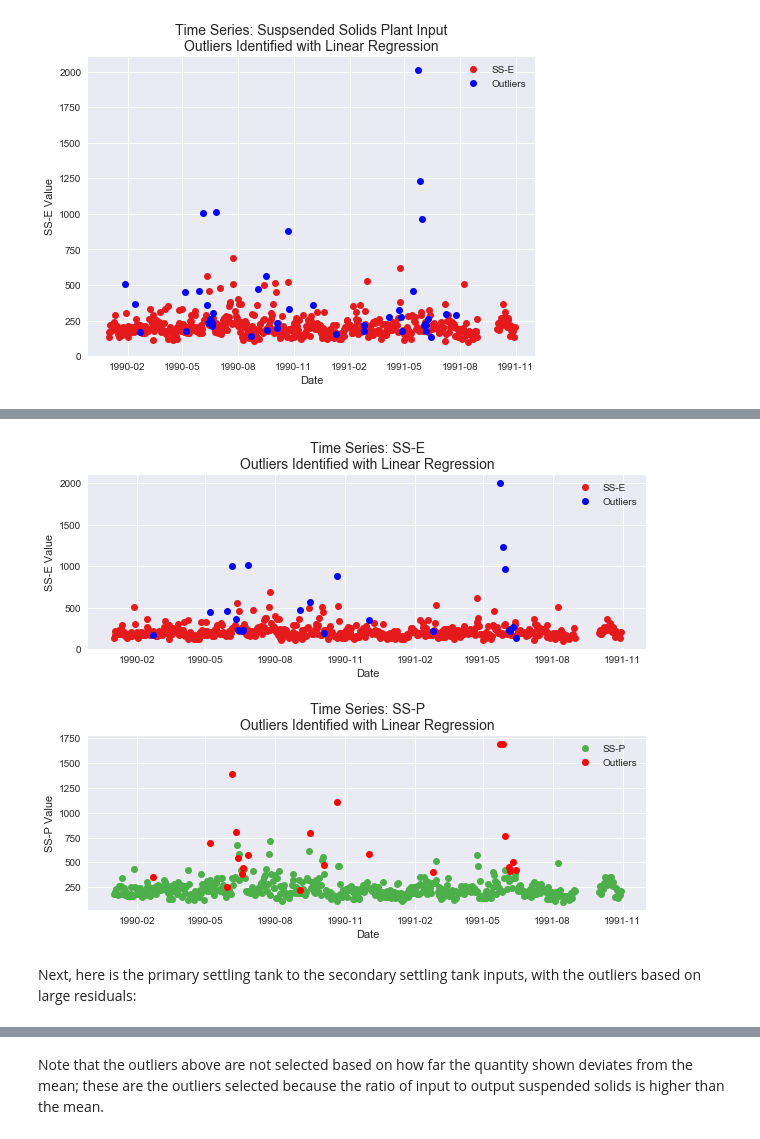
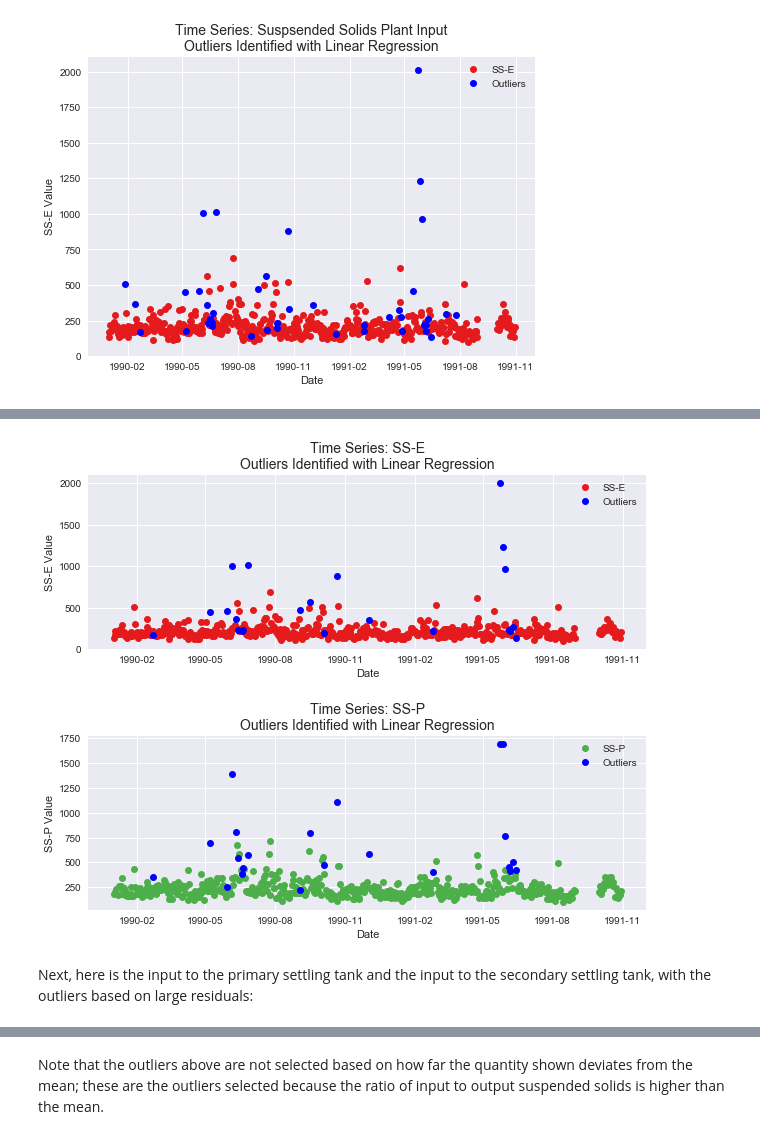
Before and after one commit to charlesreid1/circe, a Jupyter notebook: Water Treatment Plant - Inliers and Outliers.ipynb, the cells around one changed output, grey strips where cells are left out. Cells and saved outputs as stored; diff of their text form; code cells hidden in the pictures.

```diff
--- a/Water Treatment Plant - Inliers and Outliers.ipynb
+++ b/Water Treatment Plant - Inliers and Outliers.ipynb
@@ -256,14 +300,14 @@ plt.show()
 # %% [output]
 [figure]
 # %%
-normal_x = df_residEP['Date'][df_resid['Residual'].abs()<100]
-normal_y = df_residEP['SS-P'][df_resid['Residual'].abs()<100]
+normal_x = df_residEP['Date'][df_residEP['Residual'].abs()<100]
+normal_y = df_residEP['SS-P'][df_residEP['Residual'].abs()<100]
 
-irregular_x = df_residEP['Date'][df_resid['Residual'].abs()>100]
-irregular_y = df_residEP['SS-P'][df_resid['Residual'].abs()>100]
+irregular_x = df_residEP['Date'][df_residEP['Residual'].abs()>100]
+irregular_y = df_residEP['SS-P'][df_residEP['Residual'].abs()>100]
 
 plt.plot(normal_x,normal_y,'o',color=colorz[1])
-plt.plot(irregular_x,irregular_y,'ro',label="Outliers")
+plt.plot(irregular_x,irregular_y,'bo',label="Outliers")
 
 plt.title("Time Series: Suspsended Solids Primary Tank In\nOutliers Identified with Linear Regression",size=14)
 plt.xlabel('Date')
@@ -285,6 +329,9 @@ def make_marked_outlier_timeseries(df_resid, lab1, lab2, normal_cutoff, mycolor1
 
     xx = df_resid[lab1].values.reshape(-1,1)
     yy = df_resid[lab2].values.reshape(-1,1)
+
+    # linear_model is the scikit learn module
+    lmreg = linear_model.LinearRegression( fit_intercept = False )
 
     lmreg.fit(xx,yy)
     yyhat = lmreg.predict(xx)
@@ -341,9 +388,9 @@ def make_marked_outlier_timeseries(df_resid, lab1, lab2, normal_cutoff, mycolor1
 
 Let's look at all three linear regression outliers. Here is the plant inlet to the primary inlet again, highlighting the linear model outliers:
 # %%
-make_marked_outlier_timeseries(df_residEP,'SS-E','SS-P',150,colorz[0],'b',colorz[1],'r')
+make_marked_outlier_timeseries(df_residEP,'SS-E','SS-P',150,colorz[0],'b',colorz[1],'b')
 # %% [output]
-[figure, old version]
+[figure, new version]
 # %% [markdown]
-Next, here is the primary settling tank to the secondary settling tank inputs, with the outliers based on large residuals:
+Next, here is the input to the primary settling tank and the input to the secondary settling tank, with the outliers based on large residuals:
 # %%
```
Also changed, not shown: parts of 28 cells of this notebook.
